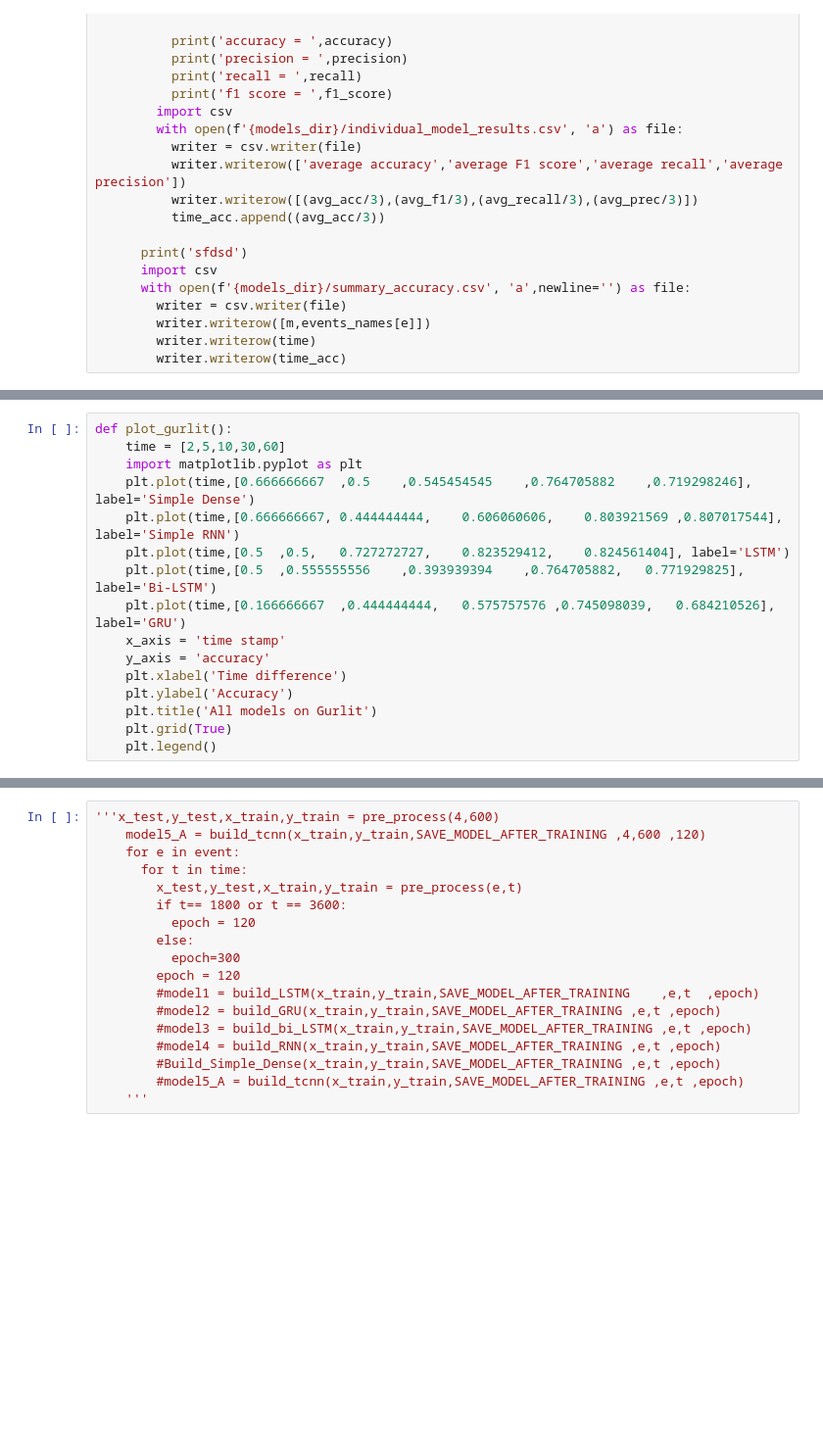
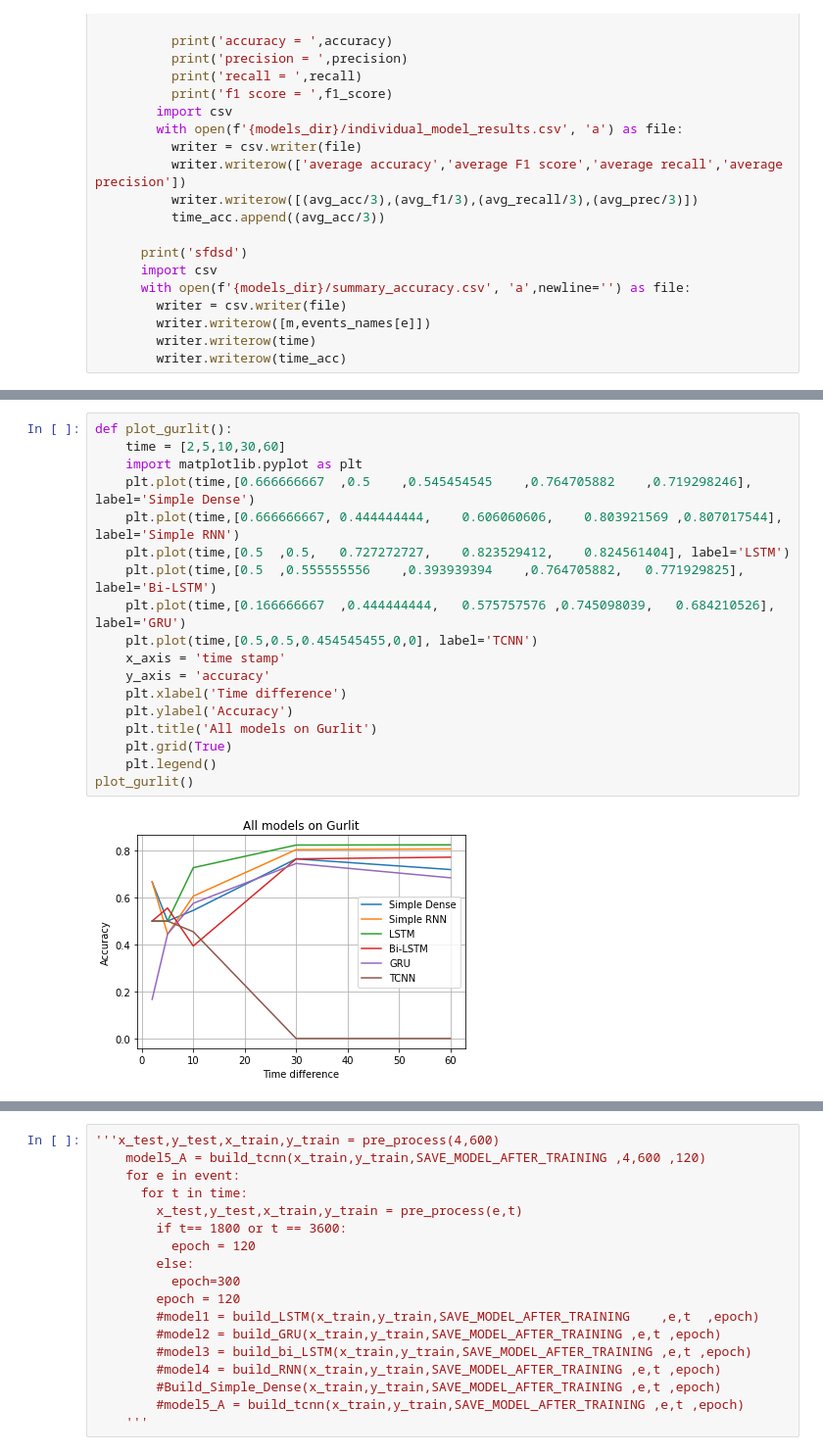
Before and after one commit to alidevhere/twitter-rumors, a Jupyter notebook: twitter.ipynb, the cells around one changed output, grey strips where cells are left out. Shown: that part at 98% size. Saved outputs shown, nothing was run; the diff lists cells and outputs as text; blank space fills up the shorter version.

```diff
--- a/twitter.ipynb
+++ b/twitter.ipynb
@@ -405,19 +414,23 @@ def plot_germanwings():
 # %%
 def plot_gurlit():
     time = [2,5,10,30,60]
     import matplotlib.pyplot as plt
     plt.plot(time,[0.666666667	,0.5	,0.545454545	,0.764705882	,0.719298246], label='Simple Dense')
     plt.plot(time,[0.666666667,	0.444444444,	0.606060606,	0.803921569	,0.807017544], label='Simple RNN')
     plt.plot(time,[0.5	,0.5,	0.727272727,	0.823529412,	0.824561404], label='LSTM')
     plt.plot(time,[0.5	,0.555555556	,0.393939394	,0.764705882,	0.771929825], label='Bi-LSTM')
     plt.plot(time,[0.166666667	,0.444444444,	0.575757576	,0.745098039,	0.684210526], label='GRU')
+    plt.plot(time,[0.5,0.5,0.454545455,0,0], label='TCNN')
     x_axis = 'time stamp'
     y_axis = 'accuracy'
     plt.xlabel('Time difference')
     plt.ylabel('Accuracy')
     plt.title('All models on Gurlit')
     plt.grid(True)
     plt.legend()
+plot_gurlit()
+# %% [output]
+[figure, added]
 # %%
 def plot_ottawa_shooting():
     time = [2,5,10,30,60]
```
Also changed, not shown: parts of 13 cells of this notebook.
